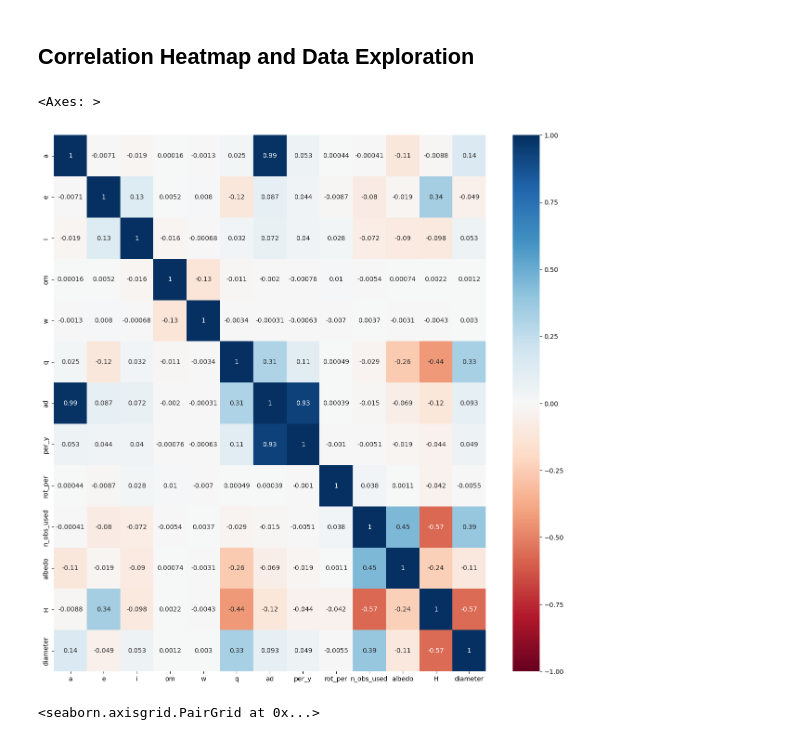
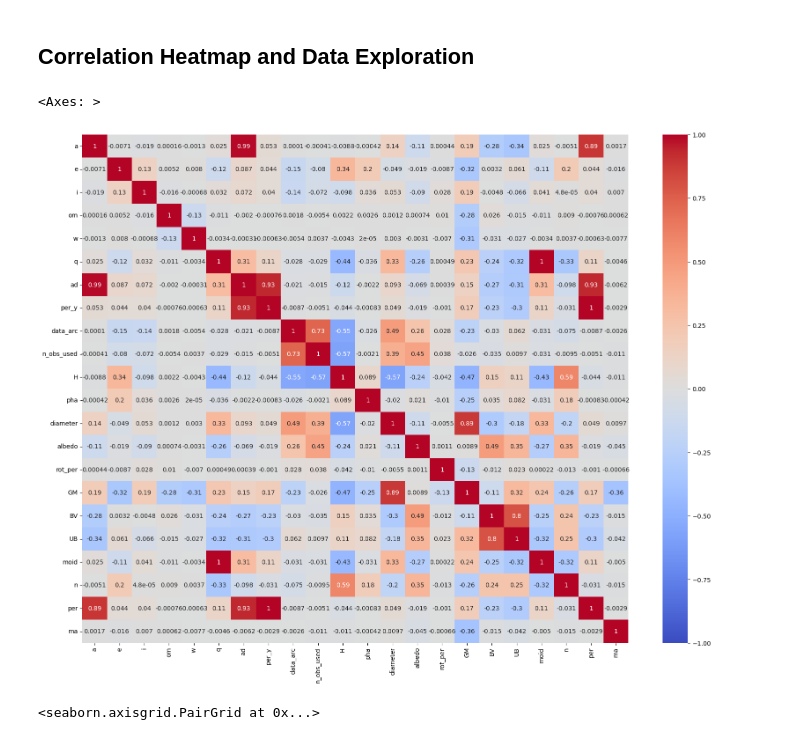
Before and after one commit to harshilxd/Asteroid-Feature-Prediction, a Jupyter notebook: source/Exploring_Asteroid_Dataset.ipynb, the cells around one changed output. Cells and saved outputs as stored; diff of their text form; code cells hidden in the pictures.

Commit message:
Completed MS2 and started with basic regression - errors in plotting

```diff
--- a/source/Exploring_Asteroid_Dataset.ipynb
+++ b/source/Exploring_Asteroid_Dataset.ipynb
@@ -170,0 +173,3 @@ display(data)
+# %%
+sel_data = data.drop(columns=["name", "spec_B", "spec_T", "neo", "G", "class", "extent", "IR", "condition_code"])
+sel_data['pha'] = sel_data['pha'].map({'Y': 1, 'N': 0})
@@ -171,13 +180,12 @@ display(data)
 # %% [markdown]
 ## Correlation Heatmap and Data Exploration
 # %%
-selected_data = data[['a','e','i','om','w','q','ad','per_y','rot_per', 'n_obs_used', 'albedo', 'H', 'diameter']]
-corr = selected_data.corr()
-plt.subplots(figsize=(15,15))
-sns.heatmap(corr, annot = True, vmin = -1, vmax = 1,center = 0, cmap='RdBu')
+corr1 = sel_data.corr()
+plt.subplots(figsize=(20, 15))
+sns.heatmap(corr1, annot=True, vmin = -1, vmax = 1,center = 0 ,cmap='coolwarm')
 # %% [output]
 <Axes: >
-[figure, old version]
+[figure, new version]
 # %%
 sns.pairplot(data[['a','e','i','om','w','q','ad','per_y','diameter','class', 'albedo', 'H']].sample(n=2000), hue = 'class')
 # %% [output]
```
Also changed, not shown: parts of 8 cells of this notebook.
